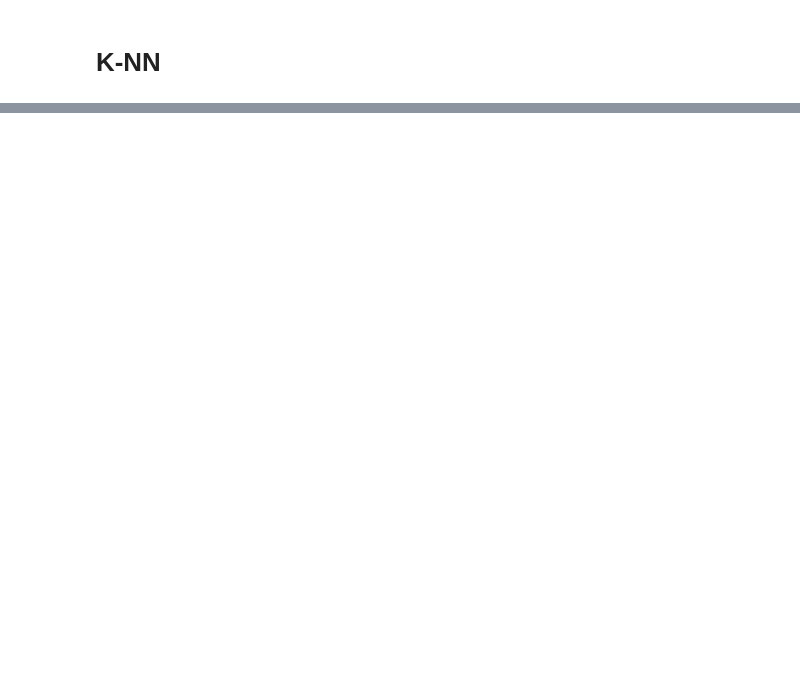
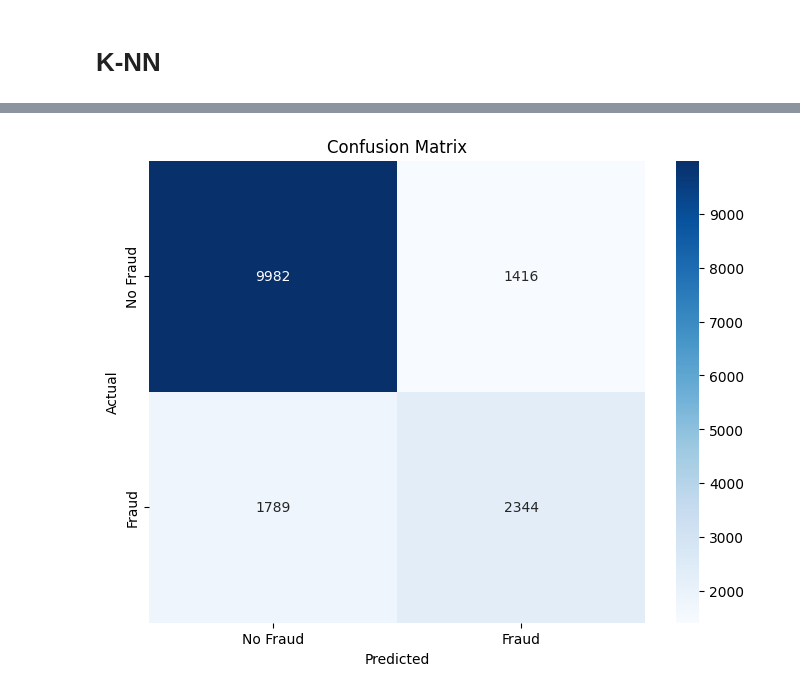
Before and after one commit to yeisondelatorre/parcial_ML, a Jupyter notebook: _sources/notebooks.ipynb, the cells around one changed output, grey strips where cells are left out. Cells and saved outputs as stored; diff of their text form; code cells hidden in the pictures; blank space fills up the shorter version.

```diff
--- a/_sources/notebooks.ipynb
+++ b/_sources/notebooks.ipynb
@@ -90,0 +32,9 @@ with your book. For more information about this, see [the Jupyter Book documenta
+# %%
+import joblib
+
+ruta_base = r'C:\Users\PC\Desktop\ML_trabajo\jbook_parcial\docs\\'
+
+X_train = joblib.load(ruta_base + 'X_train.pkl')
+X_test = joblib.load(ruta_base + 'X_test.pkl')
+y_train = joblib.load(ruta_base + 'y_train.pkl')
+y_test = joblib.load(ruta_base + 'y_test.pkl')
@@ -90,0 +72,85 @@ with your book. For more information about this, see [the Jupyter Book documenta
+# %%
+
+
+# Paso 1: Aplicar SMOTE a las variables X_train e y_train para balancear las clases
+smote = SMOTE(random_state=42)  # Crear el objeto SMOTE
+X_train_res, y_train_res = smote.fit_resample(X_train, y_train)  # Balancear clases
+
+# Paso 2: Modelo KNN en CPU
+knn = KNeighborsClassifier()
+
+# Paso 3: Configurar la búsqueda de hiperparámetros usando BayesSearchCV
+param_space = {
+    'n_neighbors': (1, 50),  # Número de vecinos, rango de 1 a 50
+    'metric': ['euclidean', 'manhattan', 'minkowski'],  # Métricas para el cálculo de distancias
+    'weights': ['uniform', 'distance']  # Pesos de los vecinos
+}
+
+# Paso 4: Validación cruzada
+cv = StratifiedKFold(n_splits=5)
+
+# Paso 5: Configurar BayesSearchCV
+bayes_search = BayesSearchCV(
+    knn,
+    param_space,
+    n_iter=30,  # Número de iteraciones de optimización
+    cv=cv,
+    scoring='roc_auc',  # AUC es la métrica que se quiere maximizar
+    verbose=3,  # Para ver el progreso de la optimización
+    n_jobs=-1  # Usa todos los núcleos de CPU disponibles
+)
+
+# Paso 6: Entrenar el modelo con los datos balanceados
+bayes_search.fit(X_train_res, y_train_res)
+
+# Mejor modelo encontrado
+best_model = bayes_search.best_estimator_
+
+# Paso 7: Evaluar el rendimiento del modelo sobre el conjunto de prueba
+y_pred = best_model.predict(X_test)
+y_prob = best_model.predict_proba(X_test)[:, 1]  # Probabilidades de la clase positiva
+
+# Calcular métricas de rendimiento
+precision = precision_score(y_test, y_pred)
+recall = recall_score(y_test, y_pred)
+f1 = f1_score(y_test, y_pred)
+roc_auc = roc_auc_score(y_test, y_prob)
+
+# Mostrar métricas
+print(f"Precision: {precision:.4f}")
+print(f"Recall: {recall:.4f}")
+print(f"F1 Score: {f1:.4f}")
+print(f"AUC: {roc_auc:.4f}")
+
+# Paso 8: Generar la matriz de confusión
+cm = confusion_matrix(y_test, y_pred)
+plt.figure(figsize=(8, 6))
+sns.heatmap(cm, annot=True, fmt='d', cmap='Blues', xticklabels=['No Fraud', 'Fraud'], yticklabels=['No Fraud', 'Fraud'])
+plt.title('Confusion Matrix')
+plt.ylabel('Actual')
+plt.xlabel('Predicted')
+plt.show()
+
+# Paso 9: Generar la curva ROC
+fpr, tpr, thresholds = roc_curve(y_test, y_prob)
+plt.figure(figsize=(8, 6))
+plt.plot(fpr, tpr, label=f'ROC curve (AUC = {roc_auc:.4f})')
+plt.plot([0, 1], [0, 1], 'k--')
+plt.xlabel('False Positive Rate')
+plt.ylabel('True Positive Rate')
+plt.title('ROC Curve')
+plt.legend(loc='lower right')
+plt.show()
+
+# Paso 10: Guardar los resultados en una tabla
+results = pd.DataFrame({
+    'Model': ['KNN'],
+    'Precision': [precision],
+    'Recall': [recall],
+    'F1 Score': [f1],
+    'AUC': [roc_auc]
+})
+
+# Mostrar la tabla de resultados
+print(results)
+# %% [output]
@@ -90,0 +174 @@ with your book. For more information about this, see [the Jupyter Book documenta
+[figure, added]
```
Also changed, not shown: parts of 31 cells of this notebook, 24 other files.
